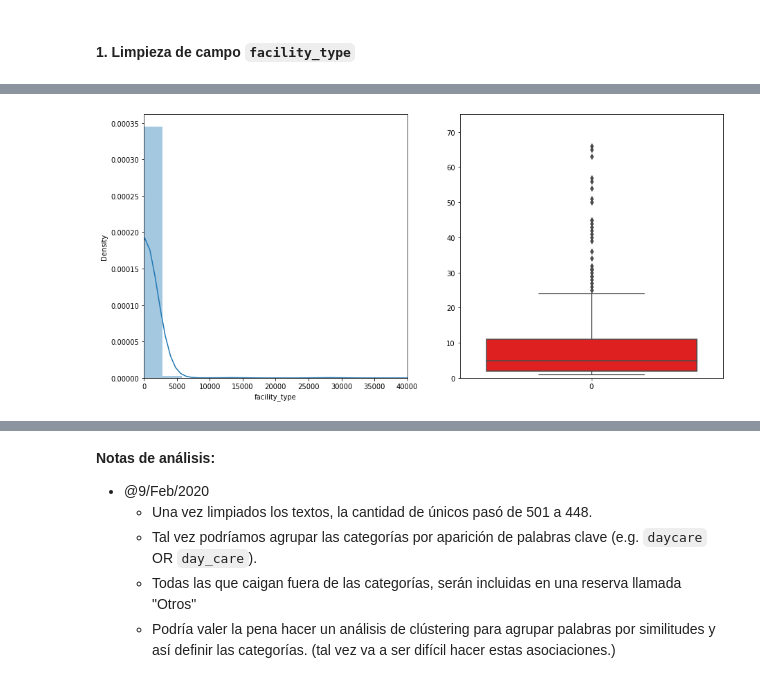
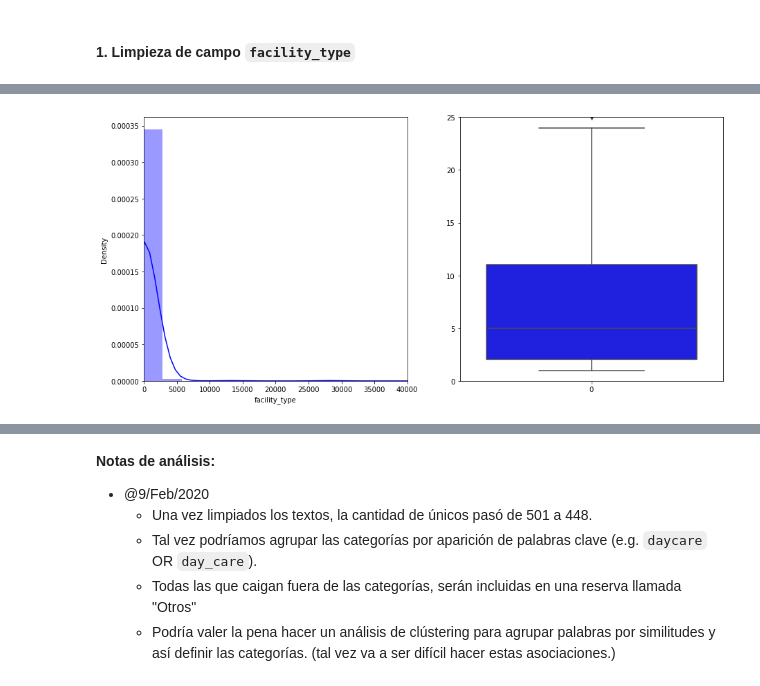
Before and after one commit to santibatte/dpa_2021, a Jupyter notebook: notebooks/EDA.ipynb, the cells around one changed output, grey strips where cells are left out. Drawn from its saved outputs; the diff is of its cells as text; code cells hidden in the pictures.

Commit message:
formatting graphs red and blue

```diff
--- a/notebooks/EDA.ipynb
+++ b/notebooks/EDA.ipynb
@@ -187,19 +187,19 @@ dfx
 # %%
 fig, ax = plt.subplots(1, 2, figsize=(15, 7))
 
 
 ## Distplot
 ax[0].set(xlim=(0, 40e3))
-sns.distplot(dfx["facility_type"], ax=ax[0])
+sns.distplot(dfx["facility_type"], ax=ax[0], color="blue")
 
 ## Boxplot
-ax[1].set(ylim=(0, 75))
-sns.boxplot(data=dfx["facility_type"], color="red", ax=ax[1])
+ax[1].set(ylim=(0, 25))
+sns.boxplot(data=dfx["facility_type"], color="blue", ax=ax[1])
 
 
 plt.show()
 # %% [output]
-[figure, old version]
+[figure, new version]
 # %%
 # mr1 = dfx["facility_type"] <= 1
 mr2 = dfx.index.str.contains("rest")
```
Also changed, not shown: parts of 23 cells of this notebook.
